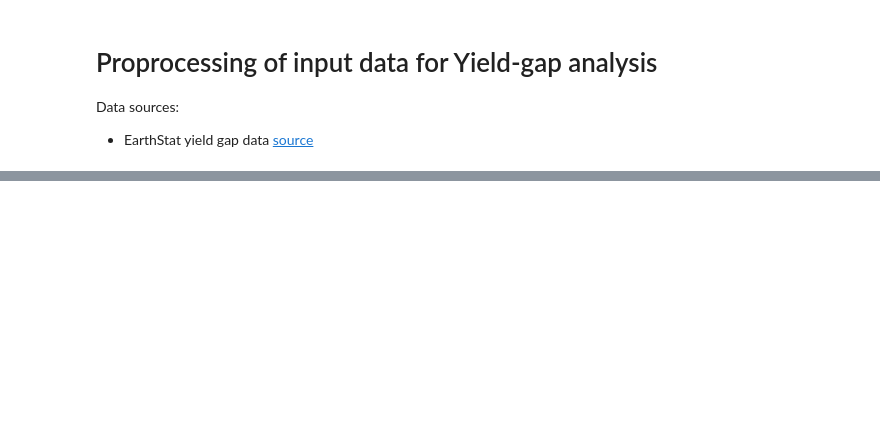
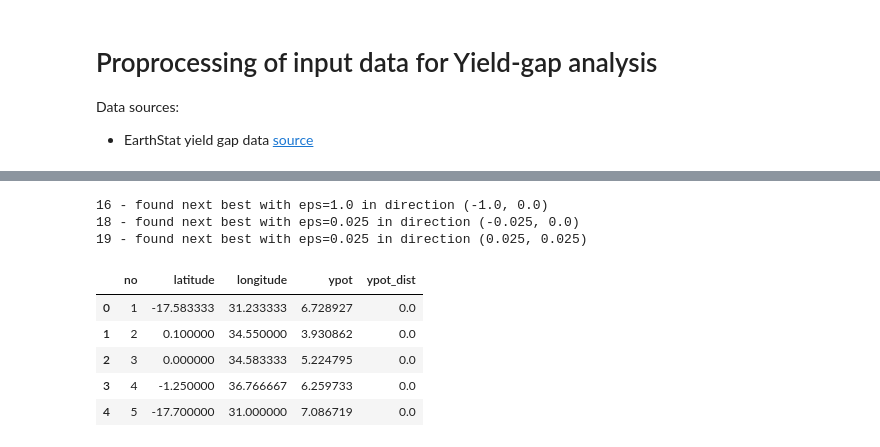
Before and after one commit to cwerner/yieldgap-analysis-africa, a Jupyter notebook: preprocessing.ipynb, the cells around one changed output, grey strips where cells are left out. Drawn from its saved outputs; the diff is of its cells as text; code cells hidden in the pictures; blank space fills up the shorter version.

```diff
--- a/preprocessing.ipynb
+++ b/preprocessing.ipynb
@@ -252,0 +209,14 @@ new.country.plot()
+# %%
+# parse geo lat lon notation to decimals
+#https://stackoverflow.com/questions/33997361
+def dms2dd(s):
+    # example: s = """0°51'56.29"S"""
+    degrees, minutes, direction = re.split('[°\']+', s)
+    dd = float(degrees) + float(minutes)/60 #+ float(seconds)/(60*60);
+    if direction.strip() in ('S','W'):
+        dd*= -1
+    return dd
+# %%
+df['latitude'] = df['latitude'].apply(dms2dd)
+df['longitude'] = df['longitude'].apply(dms2dd)
+df.head()
@@ -252,0 +238,37 @@ new.country.plot()
+# %%
+# find valid data, searches surrounding pixels for given distances until
+# it findes valid data (up to a distance of 1.5 degrees)
+
+def find_valid(df, idx, row):
+    value = df.loc[idx, "ypot"] = ypottif.sel(x=row.longitude, y=row.latitude, method='nearest').values
+    if np.isnan(value):
+        for eps in [0.01, 0.025, 0.05, 0.1, 0.25, 0.5, 1.0, 1.5]:
+            for i, j in [(-1,0), (-1,1), (0,1), (1,1), (1,0), (1,-1), (0,-1), (-1,-1)]:
+                LO, LA = i*eps, j*eps
+                next_best = ypottif.sel(x=row.longitude+LO, y=row.latitude+LA, method='nearest').values
+                if np.isnan(next_best) == False:
+                    print(f"{idx} - found next best with eps={eps} in direction {(LO,LA)}")
+                    df.loc[idx, "ypot"] = next_best
+                    df.loc[idx, "ypot_dist"] = eps
+                    return df
+    else:
+        df.loc[idx, "ypot"] = value
+    return df
+# %%
+df["ypot"] = np.nan
+df["ypot_dist"] = 0
+for idx, row in df.iterrows():
+    df = find_valid(df, idx, row)
+
+df.to_csv("locations_with_ypot.csv")
+df.head()
+# %% [output]
+16 - found next best with eps=1.0 in direction (-1.0, 0.0)
+18 - found next best with eps=0.025 in direction (-0.025, 0.0)
+19 - found next best with eps=0.025 in direction (0.025, 0.025)
+|  | no | latitude | longitude | ypot | ypot_dist |
+| 0 | 1 | -17.583333 | 31.233333 | 6.728927 | 0.0 |
+| 1 | 2 | 0.100000 | 34.550000 | 3.930862 | 0.0 |
+| 2 | 3 | 0.000000 | 34.583333 | 5.224795 | 0.0 |
+| 3 | 4 | -1.250000 | 36.766667 | 6.259733 | 0.0 |
+| 4 | 5 | -17.700000 | 31.000000 | 7.086719 | 0.0 |
```
Also changed, not shown: parts of 42 cells of this notebook.
